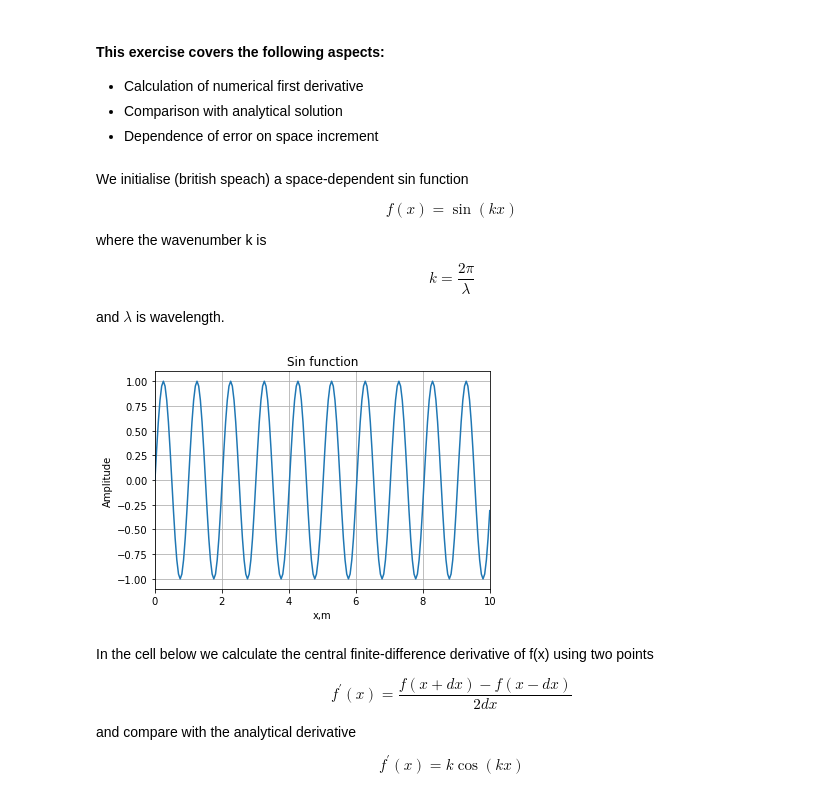
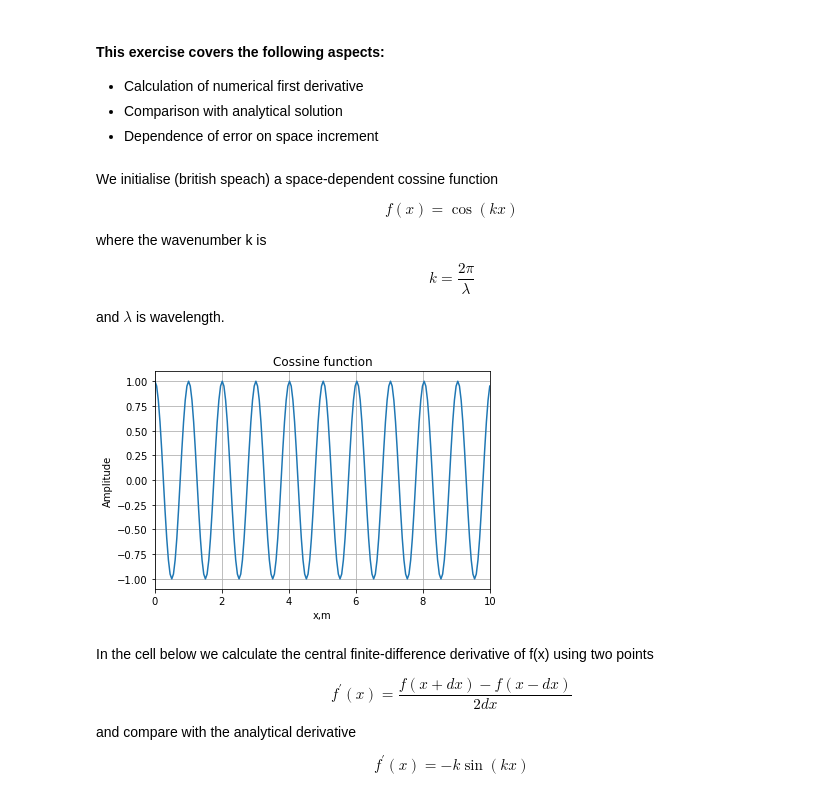
Before and after one commit to emiliahartmann/computational_seismology, a Jupyter notebook: finite_difference/W2_P1-cos.ipynb, the cells around one changed output. Cells and saved outputs as stored; diff of their text form; code cells hidden in the pictures.

Commit message:
Calculating finite difference and its respective rms error for cossine function.

```diff
--- a/finite_difference/W2_P1-cos.ipynb
+++ b/finite_difference/W2_P1-cos.ipynb
@@ -12,10 +12,10 @@ import numpy as np
 from math import *
 import matplotlib.pyplot as plt
 # %% [markdown]
-We initialise (british speach) a space-dependent sin function
+We initialise (british speach) a space-dependent cossine function
 
 \begin{equation}
-f(x)= \sin (k x)
+f(x)= \cos (k x)
 \end{equation}
 
 where the wavenumber k is
@@ -35,18 +35,18 @@ x  = np.linspace(0,xmax,nx) # space coordinates
 # Initialization of sin function
 l = 20*dx        # wavelength (20 times de grid increment)
 k = 2*pi/l       # wavenumber
-f = np.sin(k*x)  # f is a vector and x indeed while k is a scalar number
+f = np.cos(k*x)  # f is a vector and x indeed while k is a scalar number
 # %%
 # Plot sin function
 plt.plot(x, f)
-plt.title('Sin function')
+plt.title('Cossine function')
 plt.xlabel('x,m')
 plt.ylabel('Amplitude')
 plt.xlim((0,xmax))
 plt.grid()
 plt.show()
 # %% [output]
-[figure, old version]
+[figure, new version]
 # %% [markdown]
 In the cell below we calculate the central finite-difference derivative of f(x) using two points
 
@@ -57,7 +57,7 @@ f^{\prime}(x)=\dfrac{f(x+dx)-f(x-dx)}{2dx}
 and  compare with the analytical derivative
 
 \begin{equation}
-f^{\prime}(x) = k \cos(k x)
+f^{\prime}(x) = - k \sin(k x)
 \end{equation}
 # %%
 # First derivative with two points
```
Also changed, not shown: parts of 3 cells of this notebook.
